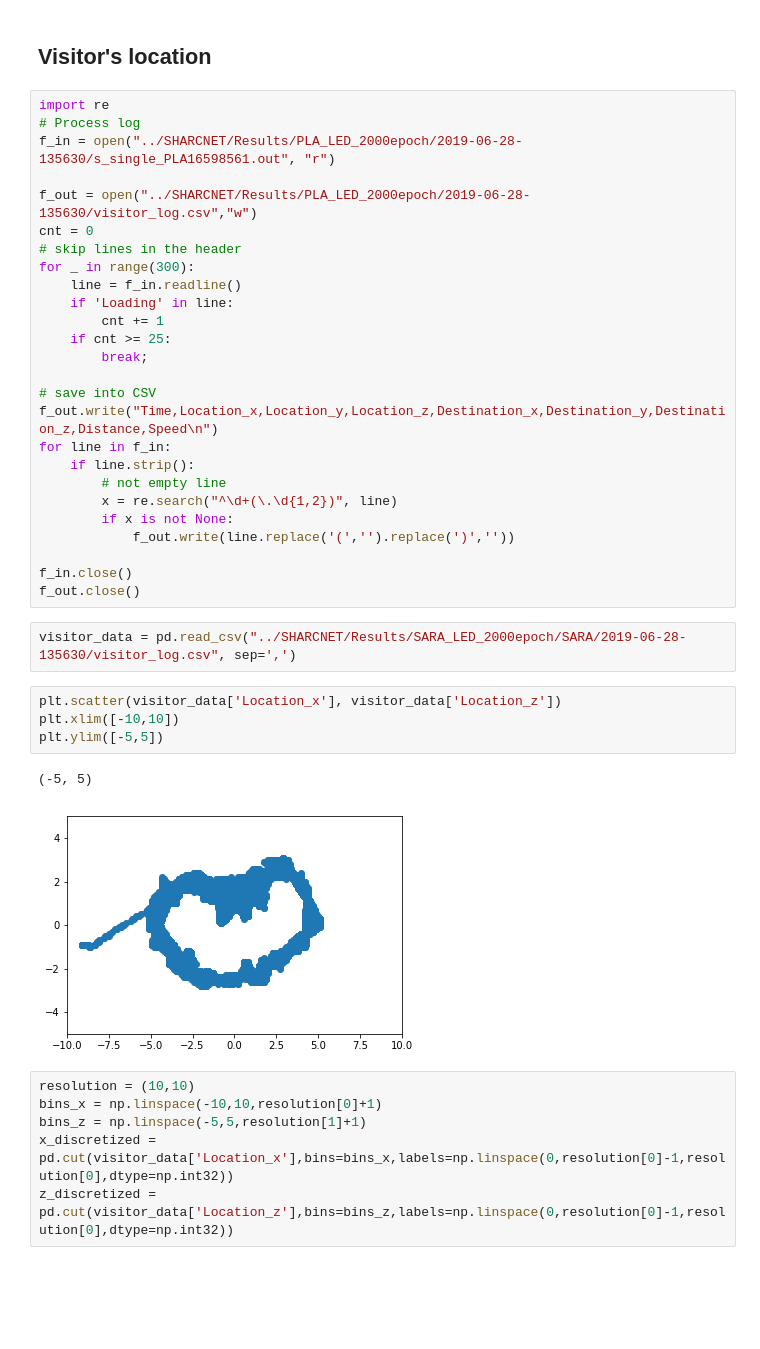
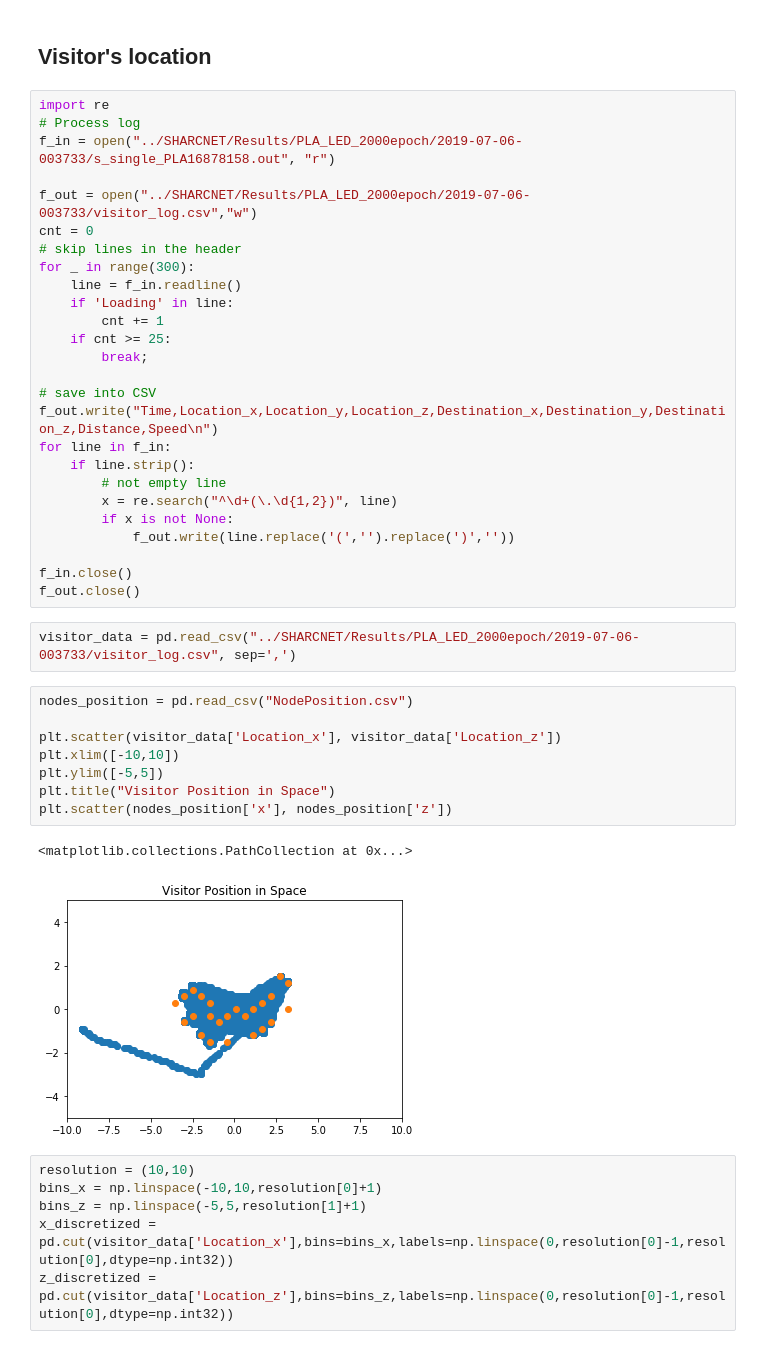
Before and after one commit to daiweiLin/unity_simulator, a Jupyter notebook: notebook/PLA_simulation_analysis.ipynb, the cells around one changed output. Drawn from its saved outputs; the diff is of its cells as text; blank space fills up the shorter version.

```diff
--- a/notebook/PLA_simulation_analysis.ipynb
+++ b/notebook/PLA_simulation_analysis.ipynb
@@ -97,9 +97,9 @@ RangeIndex(start=0, stop=200000, step=1)
 # %%
 import re
 # Process log
-f_in = open("../SHARCNET/Results/PLA_LED_2000epoch/2019-06-28-135630/s_single_PLA16598561.out", "r")
+f_in = open("../SHARCNET/Results/PLA_LED_2000epoch/2019-07-06-003733/s_single_PLA16878158.out", "r")
 
-f_out = open("../SHARCNET/Results/PLA_LED_2000epoch/2019-06-28-135630/visitor_log.csv","w")
+f_out = open("../SHARCNET/Results/PLA_LED_2000epoch/2019-07-06-003733/visitor_log.csv","w")
 cnt = 0
 # skip lines in the header
 for _ in range(300):
@@ -121,14 +121,18 @@ for line in f_in:
 f_in.close()
 f_out.close()
 # %%
-visitor_data = pd.read_csv("../SHARCNET/Results/SARA_LED_2000epoch/SARA/2019-06-28-135630/visitor_log.csv", sep=',')
+visitor_data = pd.read_csv("../SHARCNET/Results/PLA_LED_2000epoch/2019-07-06-003733/visitor_log.csv", sep=',')
 # %%
+nodes_position = pd.read_csv("NodePosition.csv")
+
 plt.scatter(visitor_data['Location_x'], visitor_data['Location_z'])
 plt.xlim([-10,10])
 plt.ylim([-5,5])
+plt.title("Visitor Position in Space")
+plt.scatter(nodes_position['x'], nodes_position['z'])
 # %% [output]
-(-5, 5)
+<matplotlib.collections.PathCollection at 0x...>
-[figure, old version]
+[figure, new version]
 # %%
 resolution = (10,10)
 bins_x = np.linspace(-10,10,resolution[0]+1)
```
Also changed, not shown: parts of 1 cell of this notebook, 14 other files.
